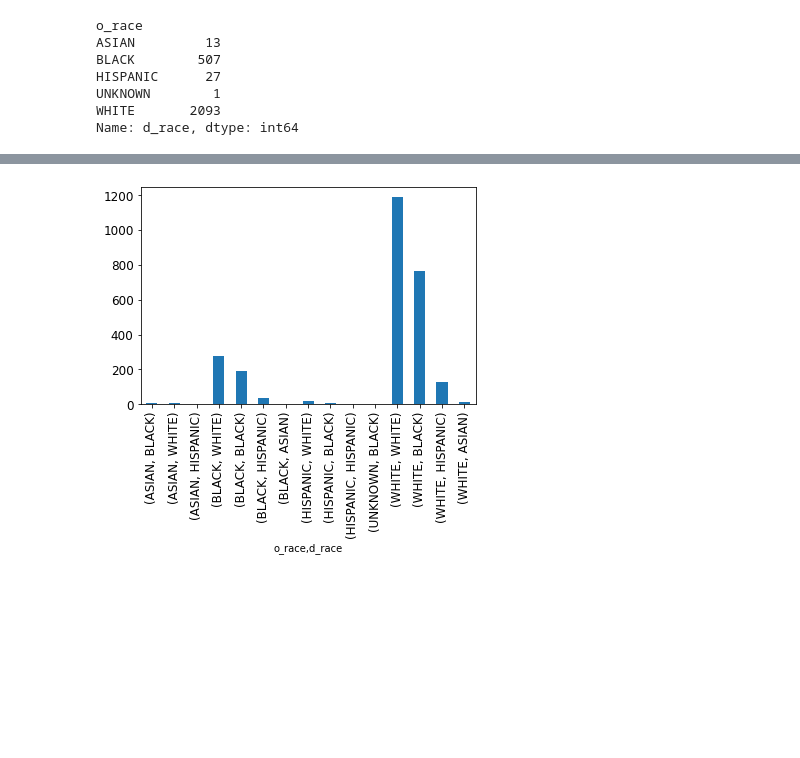
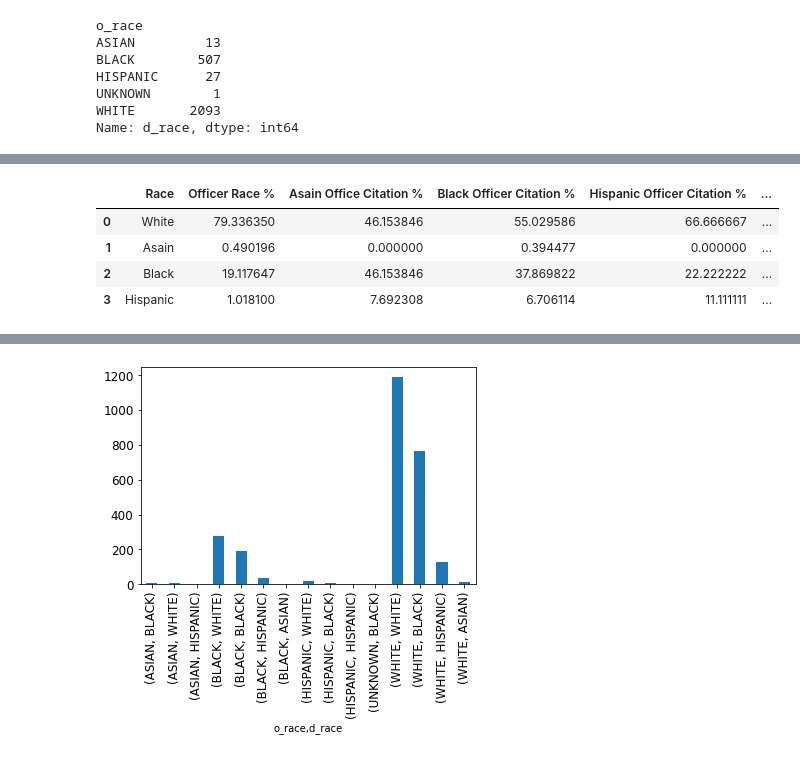
Before and after one commit to dmorton714/lmpd, a Jupyter notebook: lmpd_cleaned.ipynb, the cells around one changed output, grey strips where cells are left out. Saved outputs shown, nothing was run; the diff lists cells and outputs as text; code cells hidden in the pictures; blank space fills up the shorter version.

```diff
--- a/lmpd_cleaned.ipynb
+++ b/lmpd_cleaned.ipynb
@@ -583,0 +553,97 @@ plt.show()
+# %%
+# sub White oficer data
+
+tw=(2104/2652)
+ta=(13/2652)
+tb=(507/2652)
+th=(27/2652)
+
+tw = tw*100
+ta = ta*100
+tb = tb*100
+th = th*100
+# print(6+6+1+279+192+34+2+18+6+3+1+1189+765+128+11)
+
+# Asain officer data
+
+taw = (6/13)
+taa = (0/13)
+tab = (6/13)
+tah = (1/13)
+
+taw = taw*100
+taa = taa*100
+tab = tab*100
+tah = tah*100
+
+# black officer data
+
+tbw = (279/507)
+tba = (2/507)
+tbb = (192/507)
+tbh = (34/507)
+
+tbw = tbw*100
+tba = tba*100
+tbb = tbb*100
+tbh = tbh*100
+
+# Hispanic officer data
+
+thw = (18/27)
+tha = (0/27)
+thb = (6/27)
+thh = (3/27)
+
+thw = thw*100
+tha = tha*100
+thb = thb*100
+thh = thh*100
+
+
+# White officer data
+
+tww = (1189/2093)
+twa = (11/2093)
+twb = (765/2093)
+twh = (128/2093)
+
+tww = tww*100
+twa = twa*100
+twb = twb*100
+twh = twh*100
+
+# Police total citations
+
+# print(1492+13+970+166+0)
+
+ttw = (1492/2641)
+tta = (13/2641)
+ttb = (970/2641)
+tth = (166/2641)
+
+ttw = ttw*100
+tta = tta*100
+ttb = ttb*100
+tth = tth*100
+
+
+data2 = { 'Race' : ['White', 'Asain', 'Black', 'Hispanic'],
+'Officer Race %' : [tw, ta, tb, th],
+'Asain Office Citation %' : [taw, taa, tab, tah],
+'Black Officer Citation %' : [tbw, tba, tbb, tbh],
+'Hispanic Officer Citation %' : [thw, tha, thb, thh],
+'White Officer Citation %' : [tww, twa, twb, twh],
+'Louisville population %' : [62.9, 1.4, 33, 1.9],
+'Total Citation by race %' : [ttw, tta, ttb, tth]}
+
+# Create the pandas DataFrame with column name is provided explicitly
+df98 = pd.DataFrame(data2)
+# print dataframe.
+df98
+# %% [output]
+|  | Race | Officer Race % | Asain Office Citation % | Black Officer Citation % | Hispanic Officer Citation % | ... |
+| 0 | White | 79.336350 | 46.153846 | 55.029586 | 66.666667 | ... |
+| 1 | Asain | 0.490196 | 0.000000 | 0.394477 | 0.000000 | ... |
+| 2 | Black | 19.117647 | 46.153846 | 37.869822 | 22.222222 | ... |
+| 3 | Hispanic | 1.018100 | 7.692308 | 6.706114 | 11.111111 | ... |
```
Also changed, not shown: parts of 6 cells of this notebook, 1 other file.
